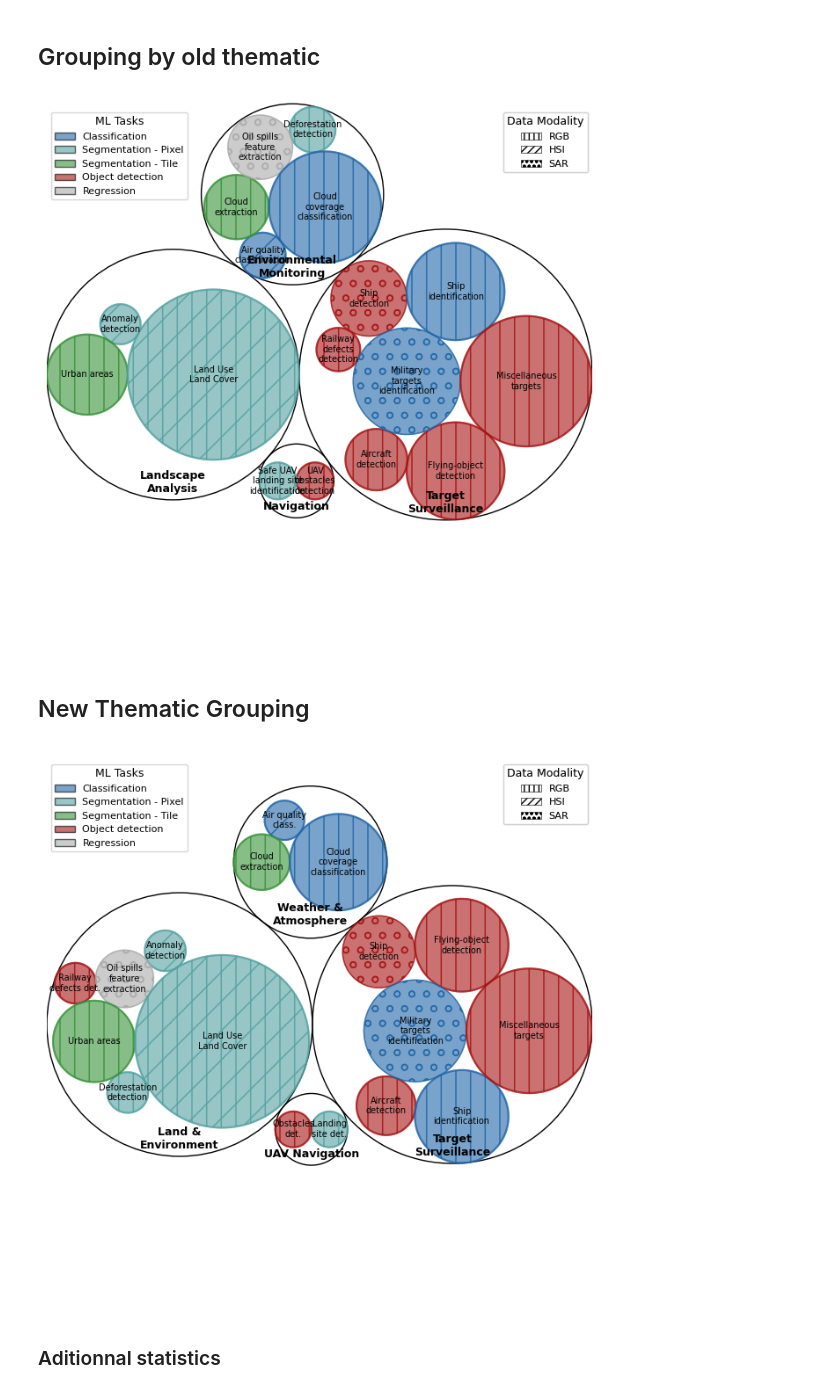
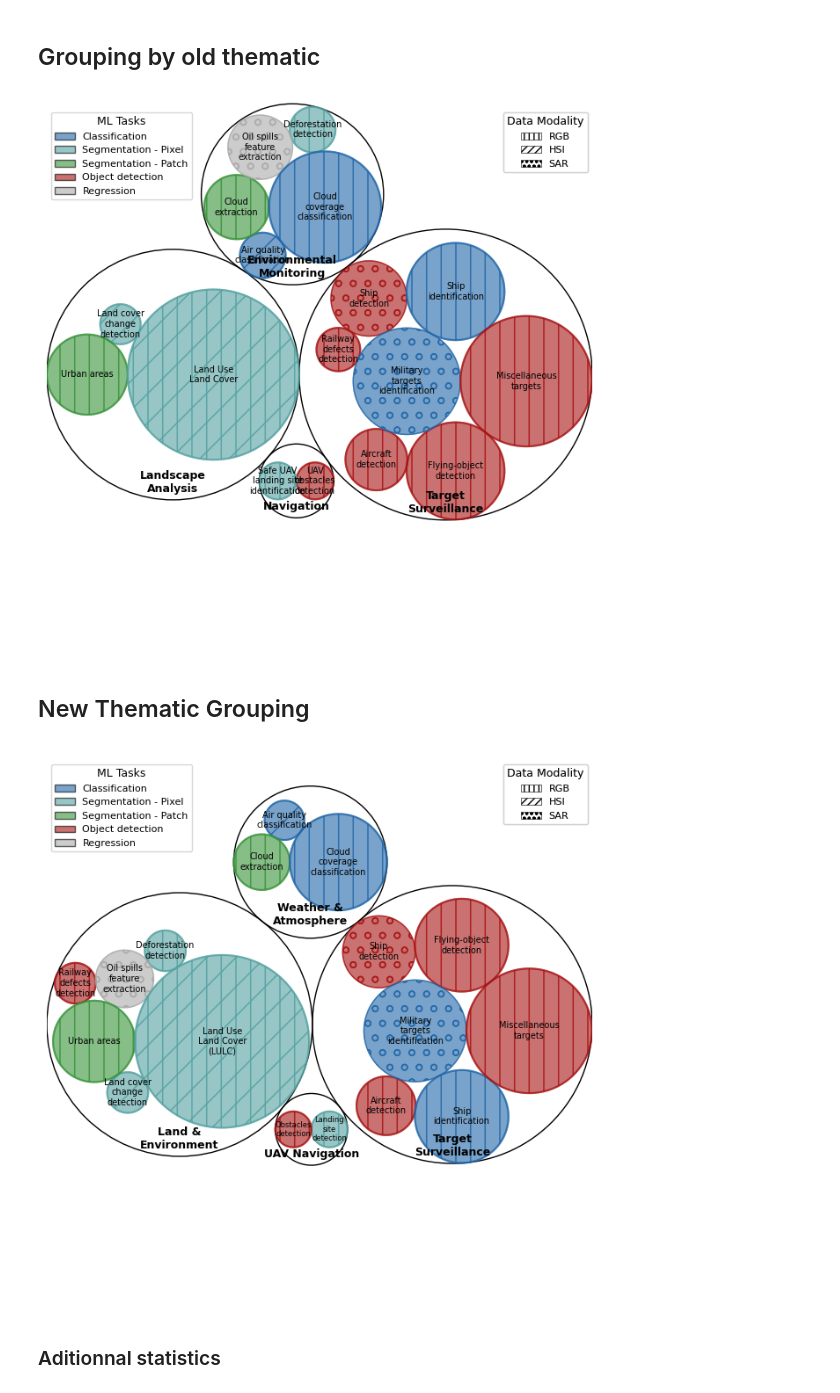
Before and after one commit to CedricLeon/Survey_RS-ML-FPGA, a Jupyter notebook: src/fig_applications_tasks.ipynb, the cells around one changed output. Drawn from its saved outputs; the diff is of its cells as text; code cells hidden in the pictures.

```diff
--- a/src/fig_applications_tasks.ipynb
+++ b/src/fig_applications_tasks.ipynb
@@ -325,7 +336,7 @@ application_to_group = {
     "Oil spills feature extraction": "Environmental Monitoring",
     #  --- Landscape Analysis ---
     "Land Use Land Cover": "Landscape Analysis",
-    "Anomaly detection": "Landscape Analysis",
+    "Land cover change detection": "Landscape Analysis",
     "Urban areas": "Landscape Analysis",
     "Unsupervised": "Landscape Analysis",
 
@@ -373,7 +384,7 @@ circles = circ.circlify(data, show_enclosure=True)
 labels = [c.ex.get("id", "") if c.ex else "" for c in circles]
 
 # Prepare color dictionary for tasks
-task_colors = general_task_colors
+task_colors = cv_task_colors
 
 # Prepare hatch patterns for modalities
 modality_patterns = {
@@ -407,7 +418,7 @@ plot_bubbles_custom_tasks_color(
     title="", #"V2: Hierarchical Circle Packing with Tasks and Modalities"
 )
 # %% [output]
-[figure, old version]
+[figure, new version]
 # %% [markdown]
 ## New Thematic Grouping
 # %%
@@ -425,7 +436,7 @@ application_to_group = {
     #  --- Land & Environment ---
     "Railway track fastener defect detection": "Land & Environment",
     "Land Use Land Cover": "Land & Environment",
-    "Anomaly detection": "Land & Environment",
+    "Land cover change detection": "Land & Environment",
     "Urban areas": "Land & Environment",
     "Deforestation detection": "Land & Environment",
     "Oil spills feature extraction": "Land & Environment",
@@ -449,11 +460,11 @@ NewDatapointsDf['Group'] = NewDatapointsDf['Application'].map(application_to_gro
 NewDatapointsDf.replace({
     # 'Redshift estimation [regression]': 'Redshift estimation',
     'Land Use Land Cover': 'Land Use Land Cover (LULC)',
-    'Railway track fastener defect detection': 'Railway defects det.',
+    'Railway track fastener defect detection': 'Railway defects detection',
     'Diverse detection': 'Miscellaneous targets',
-    'UAV obstacles detection': 'Obstacles det.',
-    'Safe UAV landing site identification': 'Landing site det.',
-    'Air quality classification': 'Air quality class.',
+    'UAV obstacles detection': 'Obstacles detection',
+    'Safe UAV landing site identification': 'Landing site detection',
+    # 'Air quality classification': 'Air quality class.',
 }, inplace=True)
 
 
@@ -470,35 +481,35 @@ for group_val, group_subset in df_counts.groupby('Group'):
     for _, row in group_subset.iterrows():
         children.append({'id': row['Application'], 'datum': row['Count']})
     data.append({
         'id': group_val,
         'datum': total_count,
         'children': children
     })
 circles = circ.circlify(data, show_enclosure=True)
 labels = [c.ex.get("id", "") if c.ex else "" for c in circles]
 
 # Prepare color dictionary for tasks
-task_colors = general_task_colors
+task_colors = cv_task_colors
 
 # Prepare hatch patterns for modalities
 modality_patterns = {
     'RGB': '|',
     'HSI': '/',
     'SAR': 'o',
 }
 
 plot_bubbles_custom_tasks_color(
     circles=circles,
     labels=labels,
     df_for_tasks=NewDatapointsDf,  # the complete DF to query tasks
     task_colors=task_colors,
     hatch_patterns=modality_patterns,
     fontsize=6,
     withBase=False,
     title="", #"V2: Hierarchical Circle Packing with Tasks and Modalities"
 )
 # %% [output]
-[figure, old version]
+[figure, new version]
 # %% [markdown]
 ### Aditionnal statistics
 # %%
```
Also changed, not shown: parts of 4 cells of this notebook, 5 other files.
